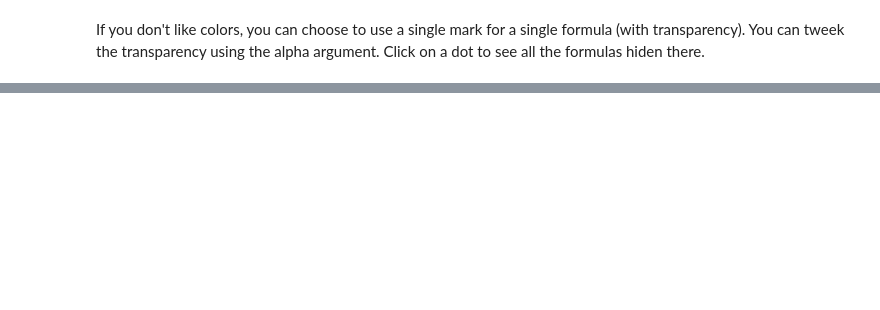
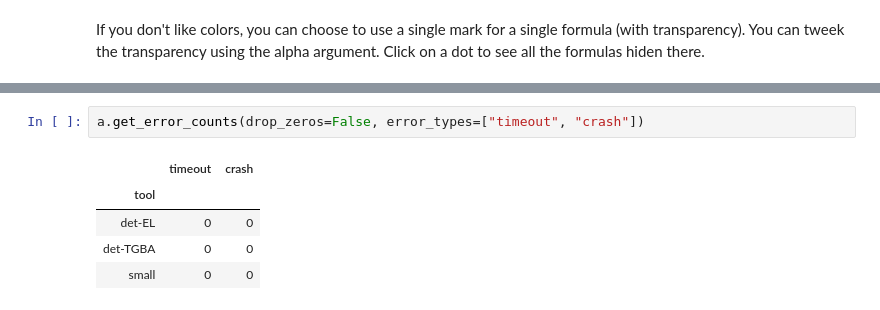
Before and after one commit to xblahoud/ltlcross_wrapper, a Jupyter notebook: Usage.ipynb, the cells around one changed output, grey strips where cells are left out. Saved outputs shown, nothing was run; the diff lists cells and outputs as text; blank space fills up the shorter version.

Commit message:
get_error_counts prints numbers of errors for each tool

```diff
--- a/Usage.ipynb
+++ b/Usage.ipynb
@@ -133,3 +133,11 @@ Loading BokehJS ...
 [interactive output not drawn]
 [interactive output not drawn]
 [interactive output not drawn]
+# %%
+a.get_error_counts(drop_zeros=False, error_types=["timeout", "crash"])
+# %% [output]
+|  | timeout | crash |
+| tool |  |  |
+| det-EL | 0 | 0 |
+| det-TGBA | 0 | 0 |
+| small | 0 | 0 |
```
Also changed, not shown: 2 other files.
